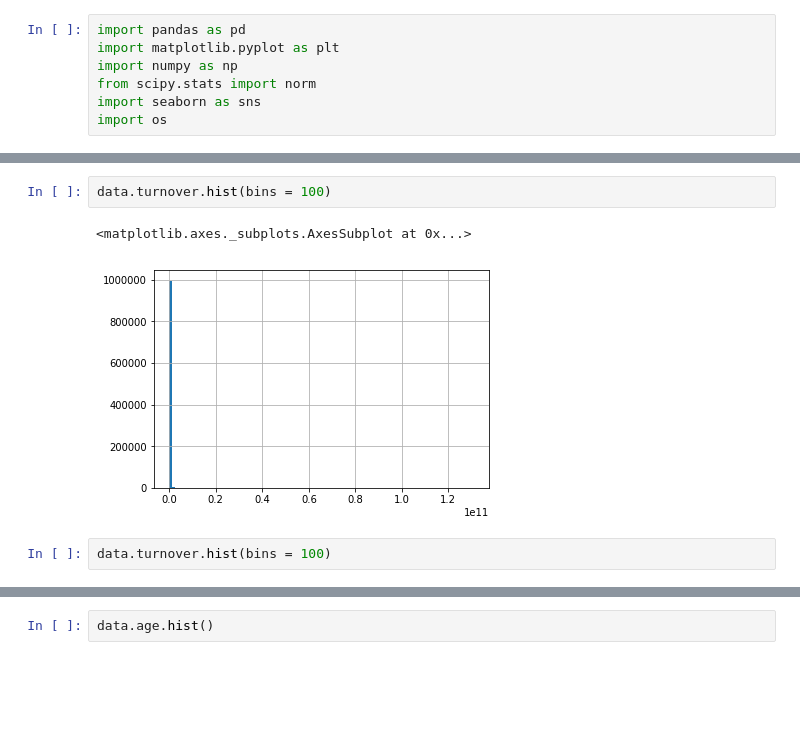
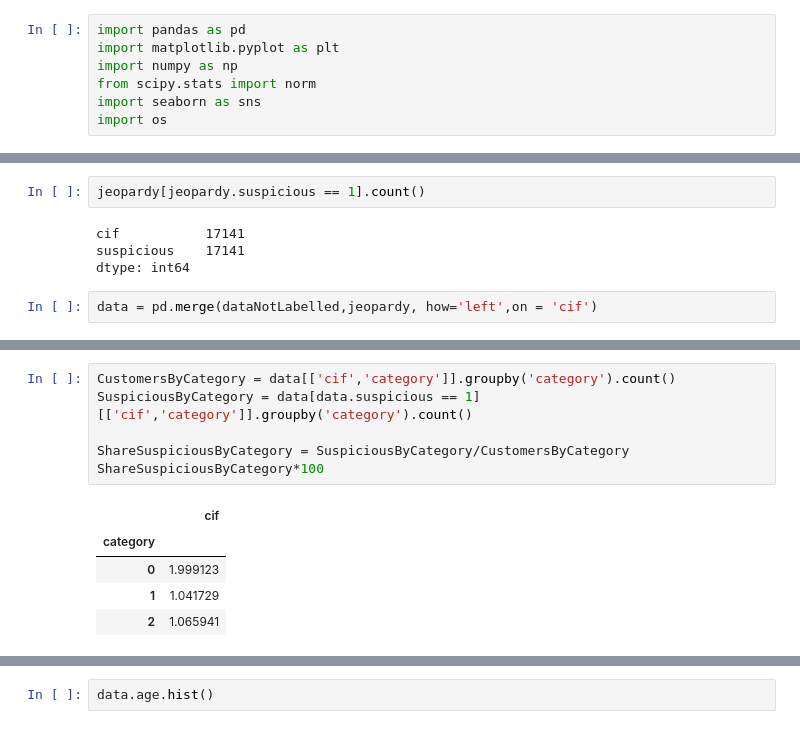
Before and after one commit to Lamiaka/hack-n-lead-2019, a Jupyter notebook: Exploration/Exploration_LK.ipynb, the cells around one changed output, grey strips where cells are left out. Drawn from its saved outputs; the diff is of its cells as text; blank space fills up the shorter version.

```diff
--- a/Exploration/Exploration_LK.ipynb
+++ b/Exploration/Exploration_LK.ipynb
@@ -22,3 +12,11 @@ data.head()
+# %%
+jeopardy[jeopardy.suspicious == 1].count()
+# %% [output]
+cif           17141
+suspicious    17141
+dtype: int64
+# %%
+data = pd.merge(dataNotLabelled,jeopardy, how='left',on = 'cif')
 # %%
 data.describe()
 # %% [output]
@@ -31,10 +29,15 @@ data.describe()
 | 50% | 9.050000e+07 | 0.000000 | 4.316990e+05 | 3.000000 | 0.309917 | 32.000000 | 90.000000 | 0.000000 | ... |
 | 75% | 9.075000e+07 | 1.000000 | 1.529052e+06 | 30.000000 | 0.500000 | 54.000000 | 123.000000 | 0.000000 | ... |
 | max | 9.100000e+07 | 2.000000 | 1.308870e+11 | 1472.000000 | 1.000000 | 126.000000 | 187.000000 | 1.000000 | ... |
-# %%
-data.turnover.hist(bins = 100)
-# %% [output]
-<matplotlib.axes._subplots.AxesSubplot at 0x...>
-[figure, removed]
-# %%
-data.turnover.hist(bins = 100)
+# %%
+CustomersByCategory = data[['cif','category']].groupby('category').count()
+SuspiciousByCategory = data[data.suspicious == 1][['cif','category']].groupby('category').count()
+
+ShareSuspiciousByCategory = SuspiciousByCategory/CustomersByCategory
+ShareSuspiciousByCategory*100
+# %% [output]
+|  | cif |
+| category |  |
+| 0 | 1.999123 |
+| 1 | 1.041729 |
+| 2 | 1.065941 |
```
Also changed, not shown: parts of 13 cells of this notebook.
